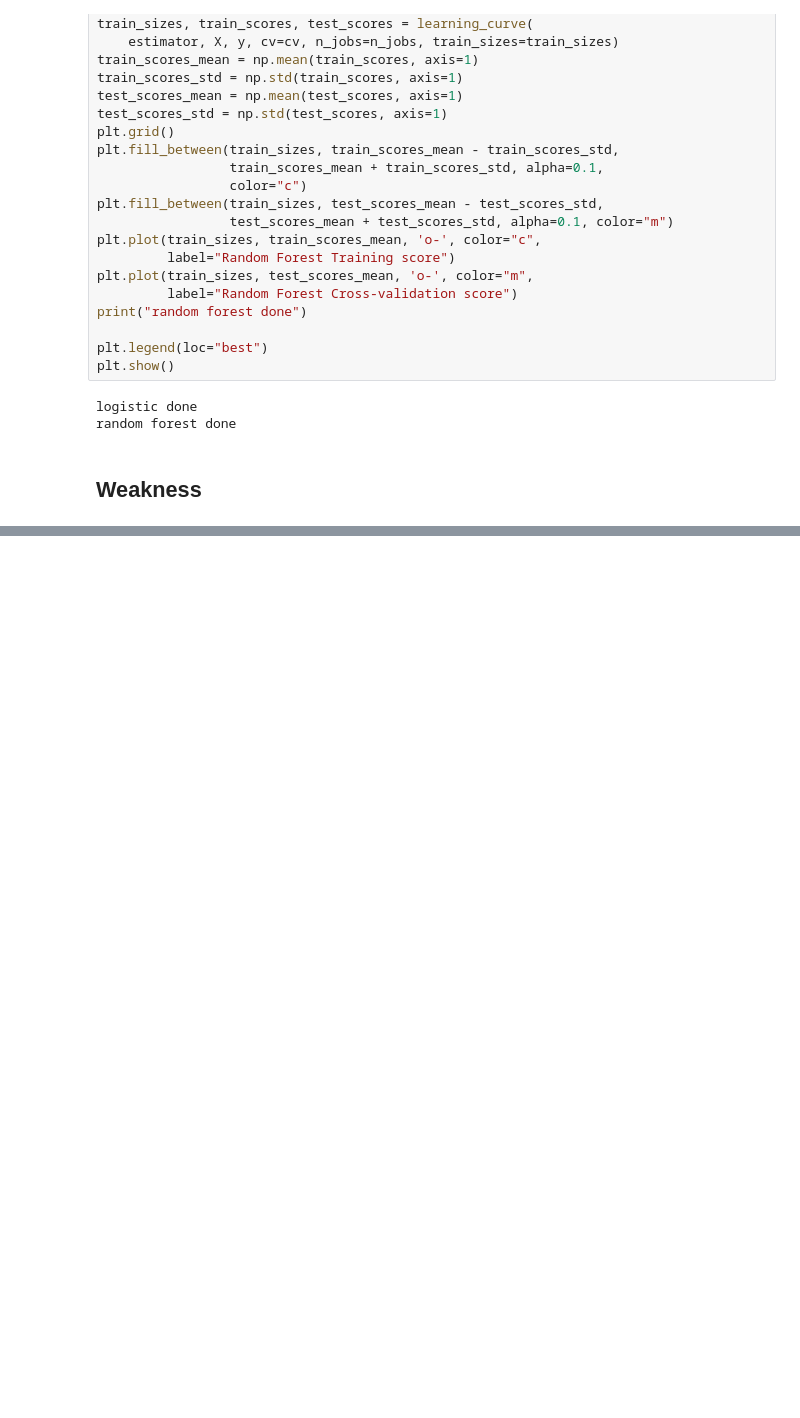
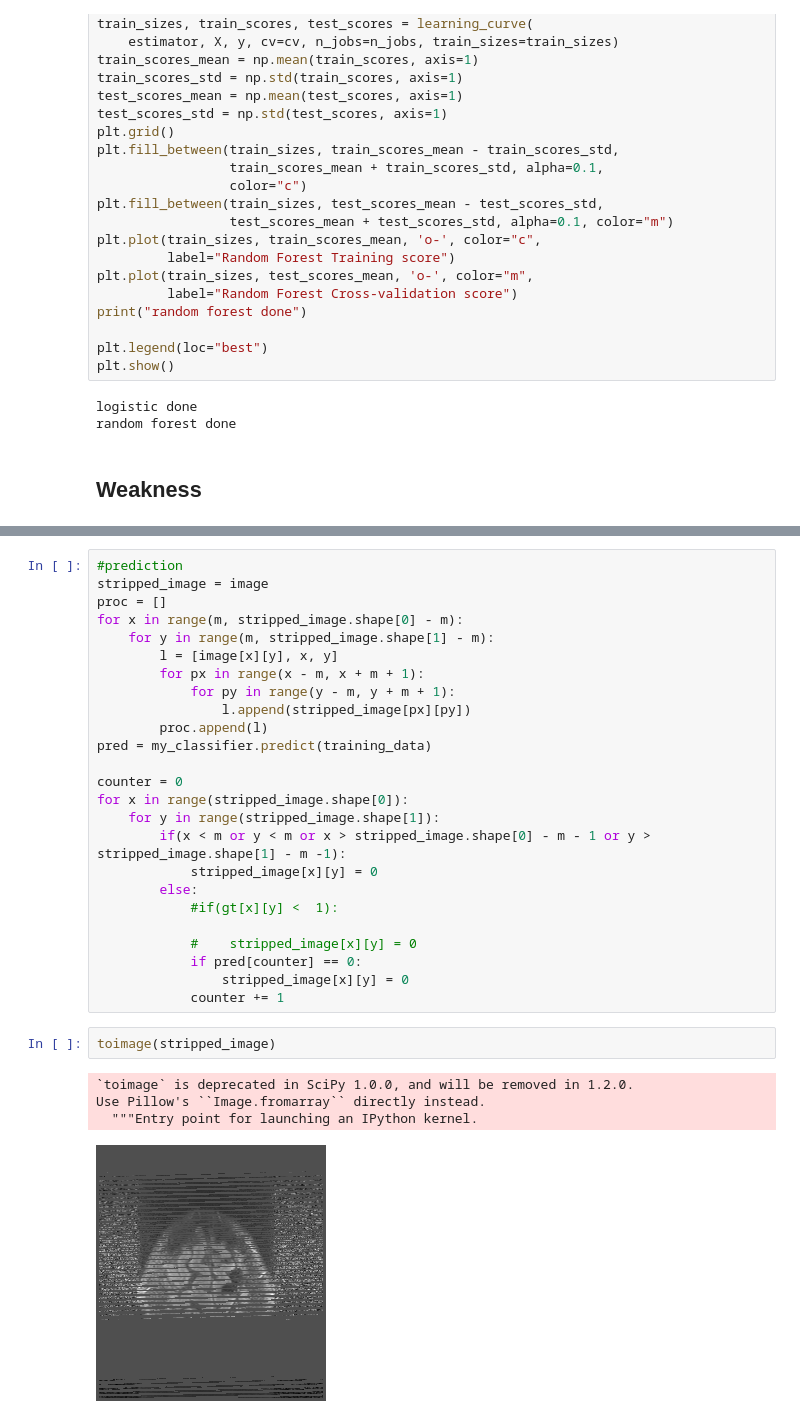
Before and after one commit to KeplerC/MRI-Skull-Stripping, a Jupyter notebook: Experimental codes.ipynb, the cells around one changed output, grey strips where cells are left out. Drawn from its saved outputs; the diff is of its cells as text; blank space fills up the shorter version.

```diff
--- a/Experimental codes.ipynb
+++ b/Experimental codes.ipynb
@@ -283,0 +289,32 @@ print(i)
+# %%
+#prediction
+stripped_image = image
+proc = []
+for x in range(m, stripped_image.shape[0] - m):
+    for y in range(m, stripped_image.shape[1] - m):
+        l = [image[x][y], x, y]
+        for px in range(x - m, x + m + 1):
+            for py in range(y - m, y + m + 1):
+                l.append(stripped_image[px][py])
+        proc.append(l)
+pred = my_classifier.predict(training_data)
+
+counter = 0
+for x in range(stripped_image.shape[0]):
+    for y in range(stripped_image.shape[1]):
+        if(x < m or y < m or x > stripped_image.shape[0] - m - 1 or y > stripped_image.shape[1] - m -1):
+            stripped_image[x][y] = 0
+        else:
+            #if(gt[x][y] <  1):
+
+            #    stripped_image[x][y] = 0
+            if pred[counter] == 0:
+                stripped_image[x][y] = 0
+            counter += 1
+# %%
+toimage(stripped_image)
+# %% [output]
+`toimage` is deprecated in SciPy 1.0.0, and will be removed in 1.2.0.
+Use Pillow's ``Image.fromarray`` directly instead.
+  """Entry point for launching an IPython kernel.
+[figure, added]
```
Also changed, not shown: parts of 3 cells of this notebook, 11 other files.
